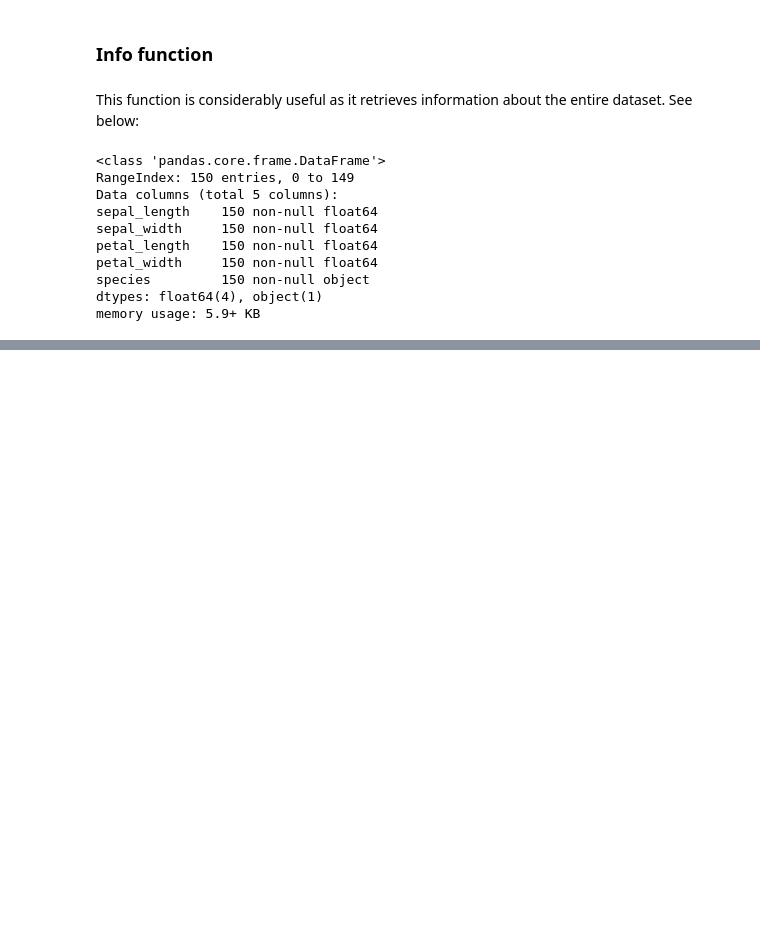
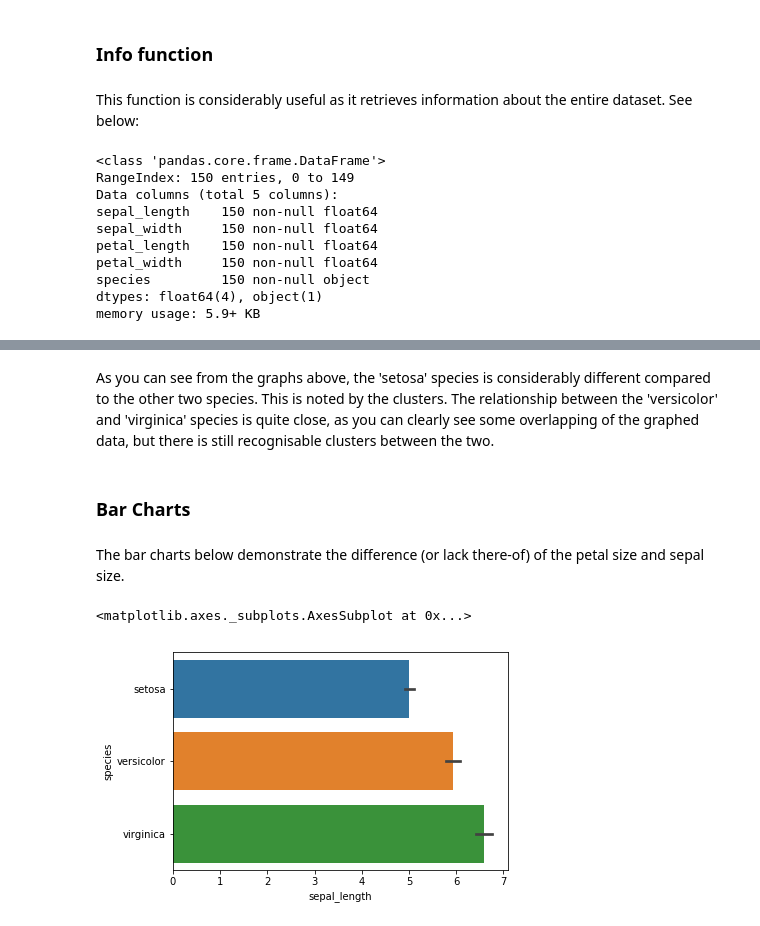
Before and after one commit to Raftery93/EmergingTechnologies, a Jupyter notebook: iris-dataset.ipynb, the cells around one changed output, grey strips where cells are left out. Cells and saved outputs as stored; diff of their text form; code cells hidden in the pictures; blank space fills up the shorter version.

```diff
--- a/iris-dataset.ipynb
+++ b/iris-dataset.ipynb
@@ -141,0 +156,11 @@ memory usage: 5.9+ KB
+# %% [markdown]
+As you can see from the graphs above, the 'setosa' species is considerably different compared to the other two species. This is noted by the clusters. The relationship between the 'versicolor' and 'virginica' species is quite close, as you can clearly see some overlapping of the graphed data, but there is still recognisable clusters between the two.
+# %% [markdown]
+### Bar Charts
+# %% [markdown]
+The bar charts below demonstrate the difference (or lack there-of) of the petal size and sepal size.
+# %%
+sb.barplot(y='species', x='sepal_length', data=df)
+# %% [output]
+<matplotlib.axes._subplots.AxesSubplot at 0x...>
+[figure, added]
```
Also changed, not shown: parts of 16 cells of this notebook.
